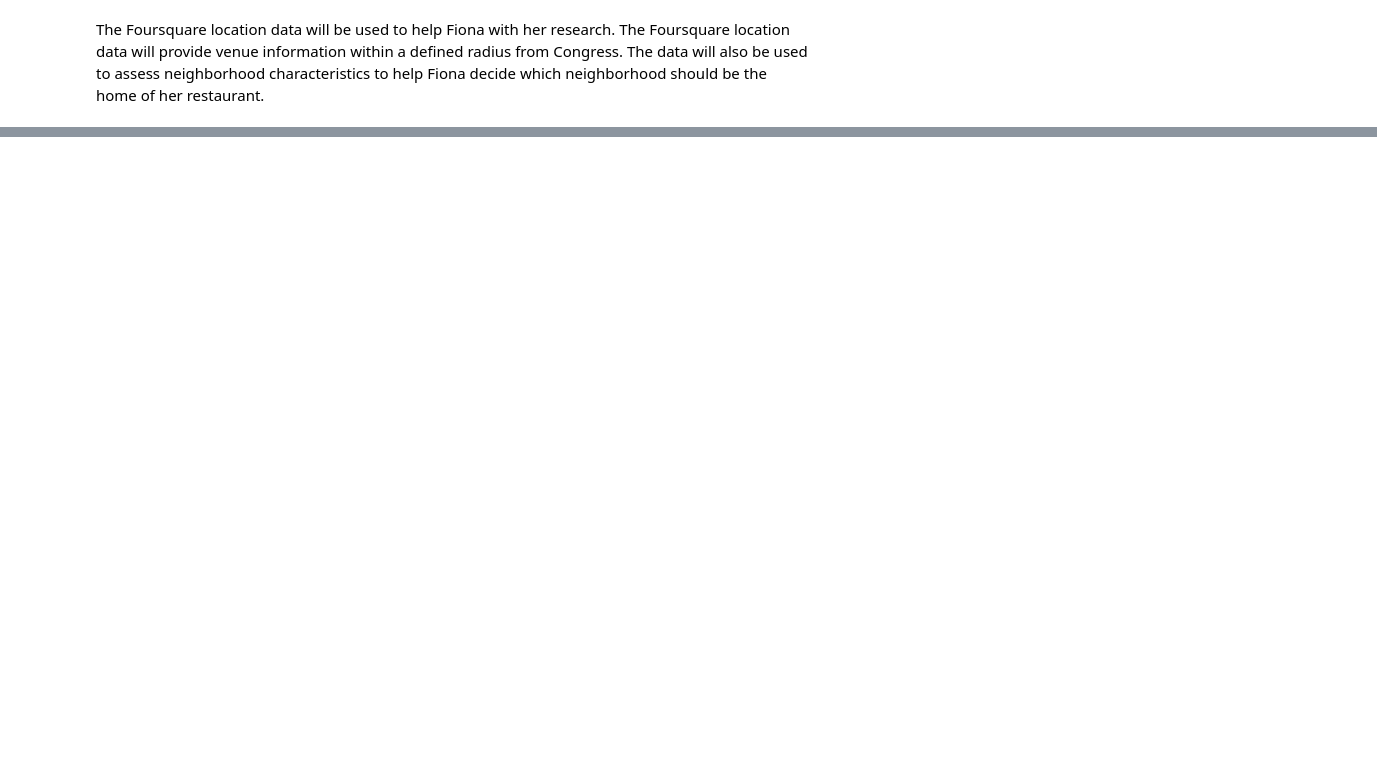
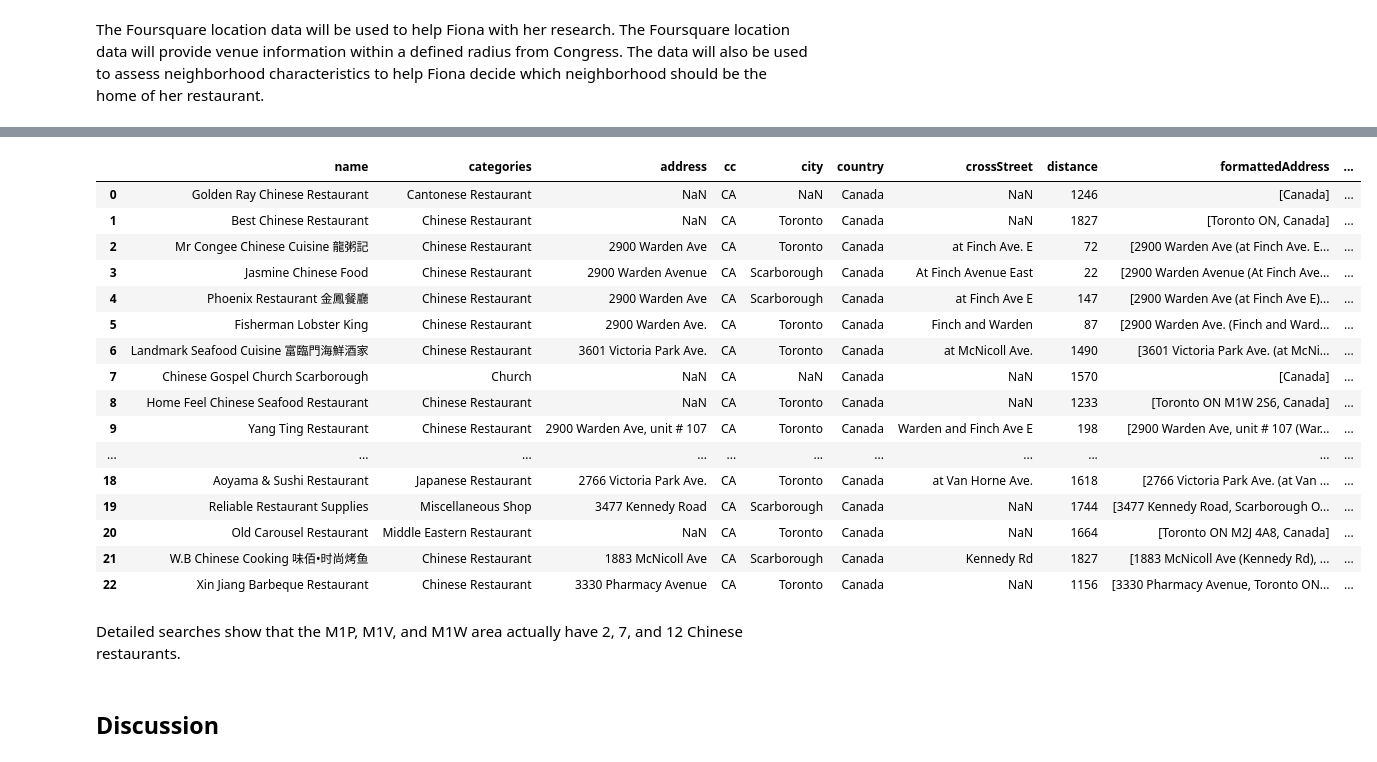
Before and after one commit to tianzhou-yu/IBM-Applied-Data-Science-Capstone, a Jupyter notebook: The Battle of Neighborhoods.ipynb, the cells around one changed output, grey strips where cells are left out. Cells and saved outputs as stored; diff of their text form; code cells hidden in the pictures; blank space fills up the shorter version.

```diff
--- a/The Battle of Neighborhoods.ipynb
+++ b/The Battle of Neighborhoods.ipynb
@@ -10,0 +420,58 @@ The Foursquare location data will be used to help Fiona with her research. The F
+# %%
+# Define the corresponding URL
+url_w = 'https://api.foursquare.com/v2/venues/search?client_id={}&client_secret={}&ll={},{}&v={}&query={}&radius={}&limit={}'.format(CLIENT_ID, CLIENT_SECRET, latitude_w, longitude_w, VERSION, search_query, radius, LIMIT)
+
+# Send the GET Request and examine the results
+results_w = requests.get(url_w).json()
+
+# assign relevant part of JSON to venues
+venues_w = results['response']['venues']
+
+# tranform venues into a dataframe
+dataframe_w = json_normalize(venues_w)
+
+# keep only columns that include venue name, and anything that is associated with location
+filtered_columns_w = ['name', 'categories'] + [col for col in dataframe_w.columns if col.startswith('location.')] + ['id']
+dataframe_filtered_w = dataframe_w.loc[:, filtered_columns_w]
+
+# function that extracts the category of the venue
+def get_category_type(row):
+    try:
+        categories_list = row['categories']
+    except:
+        categories_list = row['venue_w.categories']
+
+    if len(categories_list) == 0:
+        return None
+    else:
+        return categories_list[0]['name']
+
+# filter the category for each row
+dataframe_filtered_w['categories'] = dataframe_filtered_w.apply(get_category_type, axis=1)
+
+# clean column names by keeping only last term
+dataframe_filtered_w.columns = [column.split('.')[-1] for column in dataframe_filtered_w.columns]
+
+dataframe_filtered_w
+# %% [output]
+|  | name | categories | address | cc | city | country | crossStreet | distance | formattedAddress | ... |
+| 0 | Golden Ray Chinese Restaurant | Cantonese Restaurant | NaN | CA | NaN | Canada | NaN | 1246 | [Canada] | ... |
+| 1 | Best Chinese Restaurant | Chinese Restaurant | NaN | CA | Toronto | Canada | NaN | 1827 | [Toronto ON, Canada] | ... |
+| 2 | Mr Congee Chinese Cuisine 龍粥記 | Chinese Restaurant | 2900 Warden Ave | CA | Toronto | Canada | at Finch Ave. E | 72 | [2900 Warden Ave (at Finch Ave. E... | ... |
+| 3 | Jasmine Chinese Food | Chinese Restaurant | 2900 Warden Avenue | CA | Scarborough | Canada | At Finch Avenue East | 22 | [2900 Warden Avenue (At Finch Ave... | ... |
+| 4 | Phoenix Restaurant 金鳳餐廳 | Chinese Restaurant | 2900 Warden Ave | CA | Scarborough | Canada | at Finch Ave E | 147 | [2900 Warden Ave (at Finch Ave E)... | ... |
+| 5 | Fisherman Lobster King | Chinese Restaurant | 2900 Warden Ave. | CA | Toronto | Canada | Finch and Warden | 87 | [2900 Warden Ave. (Finch and Ward... | ... |
+| 6 | Landmark Seafood Cuisine 富臨門海鮮酒家 | Chinese Restaurant | 3601 Victoria Park Ave. | CA | Toronto | Canada | at McNicoll Ave. | 1490 | [3601 Victoria Park Ave. (at McNi... | ... |
+| 7 | Chinese Gospel Church Scarborough | Church | NaN | CA | NaN | Canada | NaN | 1570 | [Canada] | ... |
+| 8 | Home Feel Chinese Seafood Restaurant | Chinese Restaurant | NaN | CA | Toronto | Canada | NaN | 1233 | [Toronto ON M1W 2S6, Canada] | ... |
+| 9 | Yang Ting Restaurant | Chinese Restaurant | 2900 Warden Ave, unit # 107 | CA | Toronto | Canada | Warden and Finch Ave E | 198 | [2900 Warden Ave, unit # 107 (War... | ... |
+| ... | ... | ... | ... | ... | ... | ... | ... | ... | ... | ... |
+| 18 | Aoyama & Sushi Restaurant | Japanese Restaurant | 2766 Victoria Park Ave. | CA | Toronto | Canada | at Van Horne Ave. | 1618 | [2766 Victoria Park Ave. (at Van ... | ... |
+| 19 | Reliable Restaurant Supplies | Miscellaneous Shop | 3477 Kennedy Road | CA | Scarborough | Canada | NaN | 1744 | [3477 Kennedy Road, Scarborough O... | ... |
+| 20 | Old Carousel Restaurant | Middle Eastern Restaurant | NaN | CA | Toronto | Canada | NaN | 1664 | [Toronto ON M2J 4A8, Canada] | ... |
+| 21 | W.B Chinese Cooking 味佰•时尚烤鱼 | Chinese Restaurant | 1883 McNicoll Ave | CA | Scarborough | Canada | Kennedy Rd | 1827 | [1883 McNicoll Ave (Kennedy Rd), ... | ... |
+| 22 | Xin Jiang Barbeque Restaurant | Chinese Restaurant | 3330 Pharmacy Avenue | CA | Toronto | Canada | NaN | 1156 | [3330 Pharmacy Avenue, Toronto ON... | ... |
+# %% [markdown]
+Detailed searches show that the M1P, M1V, and M1W area actually have 2, 7, and 12 Chinese restaurants.
+# %% [markdown]
+## Discussion
```
Also changed, not shown: parts of 29 cells of this notebook.
